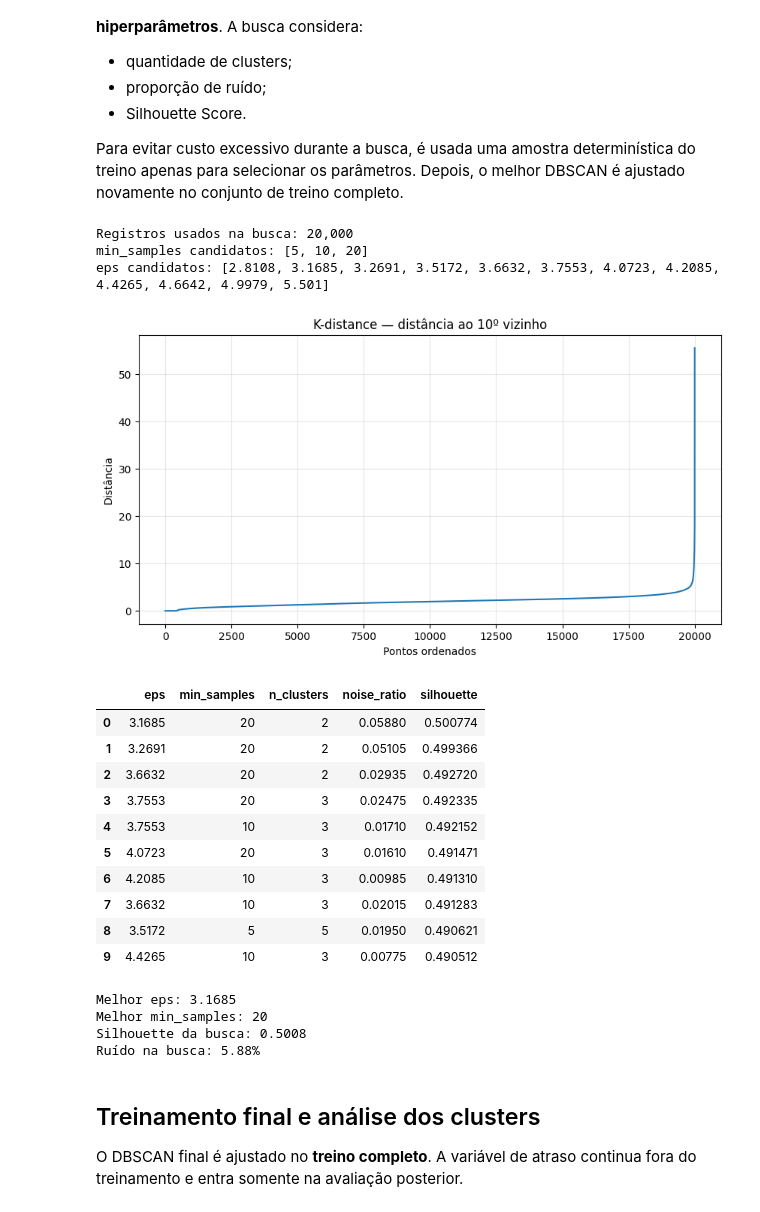
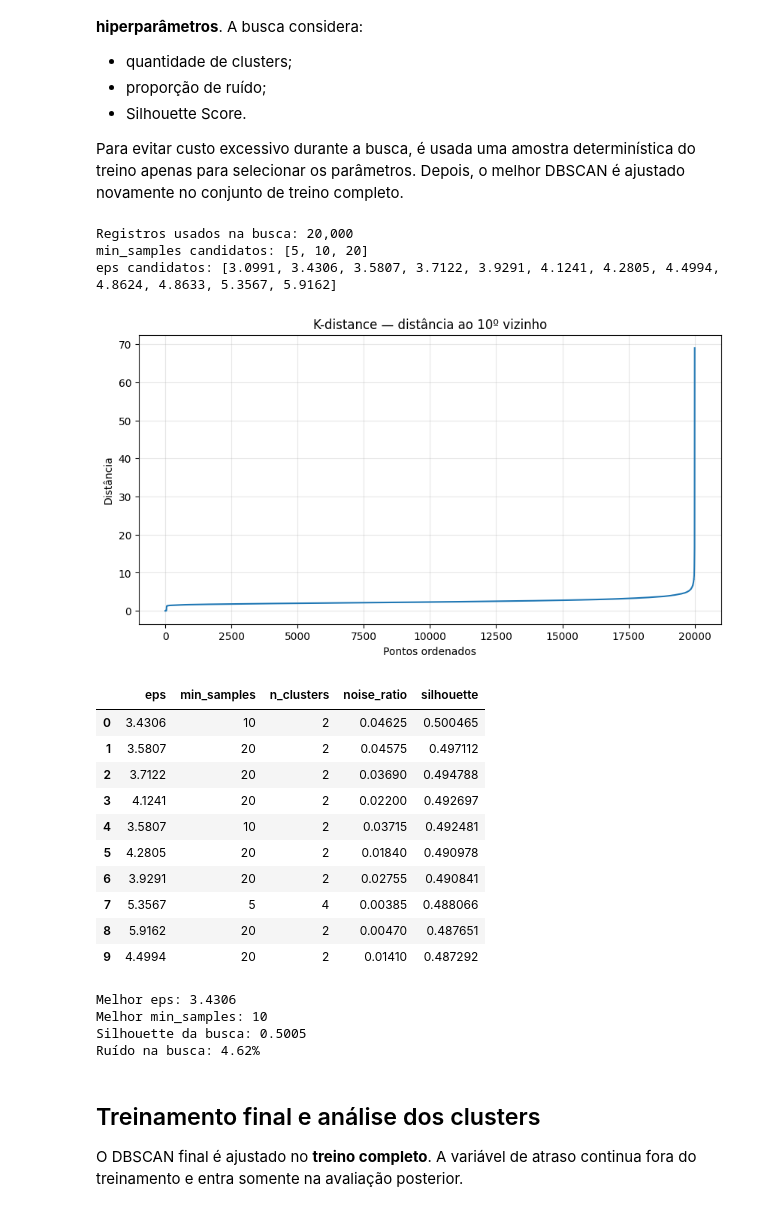
Before and after one commit to Last-Mile-Optimization/backend, a Jupyter notebook: modelo/split-temporal/DBSCAN_temporal_split_last_mile.ipynb, the cells around one changed output. Cells and saved outputs as stored; diff of their text form; code cells hidden in the pictures.

```diff
--- a/modelo/split-temporal/DBSCAN_temporal_split_last_mile.ipynb
+++ b/modelo/split-temporal/DBSCAN_temporal_split_last_mile.ipynb
@@ -302,10 +261,10 @@ Para evitar custo excessivo durante a busca, é usada uma amostra determinístic
 RANDOM_STATE = 42
 MAX_TUNING_ROWS = 20000
 
-if len(X_train_smote) > MAX_TUNING_ROWS:
-    X_tune = X_train_smote.sample(MAX_TUNING_ROWS, random_state=RANDOM_STATE).copy()
+if len(X_train) > MAX_TUNING_ROWS:
+    X_tune = X_train.sample(MAX_TUNING_ROWS, random_state=RANDOM_STATE).copy()
 else:
-    X_tune = X_train_smote.copy()
+    X_tune = X_train.copy()
 
 print(f"Registros usados na busca: {len(X_tune):,}")
 
@@ -318,35 +277,35 @@ for min_samples in min_samples_candidates:
     nn = NearestNeighbors(n_neighbors=min_samples, n_jobs=-1)
     nn.fit(X_tune)
     distances, _ = nn.kneighbors(X_tune)
     k_distances = distances[:, -1]
 
     for q in [0.90, 0.95, 0.975, 0.99]:
         eps_candidates.add(round(float(np.quantile(k_distances, q)), 4))
 
 eps_candidates = sorted(e for e in eps_candidates if e > 0)
 
 print("min_samples candidatos:", min_samples_candidates)
 print("eps candidatos:", eps_candidates)
 
 # Gráfico k-distance de referência usando min_samples=10
 k_ref = 10
 nn_ref = NearestNeighbors(n_neighbors=k_ref, n_jobs=-1)
 nn_ref.fit(X_tune)
 dist_ref, _ = nn_ref.kneighbors(X_tune)
 k_dist_ref = np.sort(dist_ref[:, -1])
 
 plt.figure(figsize=(10, 5))
 plt.plot(k_dist_ref)
 plt.title(f"K-distance — distância ao {k_ref}º vizinho")
 plt.xlabel("Pontos ordenados")
 plt.ylabel("Distância")
 plt.grid(alpha=0.3)
 plt.show()
 # %% [output]
 Registros usados na busca: 20,000
 min_samples candidatos: [5, 10, 20]
-eps candidatos: [2.8108, 3.1685, 3.2691, 3.5172, 3.6632, 3.7553, 4.0723, 4.2085, 4.4265, 4.6642, 4.9979, 5.501]
+eps candidatos: [3.0991, 3.4306, 3.5807, 3.7122, 3.9291, 4.1241, 4.2805, 4.4994, 4.8624, 4.8633, 5.3567, 5.9162]
-[figure, old version]
+[figure, new version]
 # %%
 # Célula 4: busca dos hiperparâmetros próprios do DBSCAN
 
@@ -417,20 +376,20 @@ print(f"Silhouette da busca: {validos.loc[0, 'silhouette']:.4f}")
 print(f"Ruído na busca: {validos.loc[0, 'noise_ratio']:.2%}")
 # %% [output]
 |  | eps | min_samples | n_clusters | noise_ratio | silhouette |
-| 0 | 3.1685 | 20 | 2 | 0.05880 | 0.500774 |
-| 1 | 3.2691 | 20 | 2 | 0.05105 | 0.499366 |
-| 2 | 3.6632 | 20 | 2 | 0.02935 | 0.492720 |
-| 3 | 3.7553 | 20 | 3 | 0.02475 | 0.492335 |
-| 4 | 3.7553 | 10 | 3 | 0.01710 | 0.492152 |
-| 5 | 4.0723 | 20 | 3 | 0.01610 | 0.491471 |
-| 6 | 4.2085 | 10 | 3 | 0.00985 | 0.491310 |
-| 7 | 3.6632 | 10 | 3 | 0.02015 | 0.491283 |
-| 8 | 3.5172 | 5 | 5 | 0.01950 | 0.490621 |
-| 9 | 4.4265 | 10 | 3 | 0.00775 | 0.490512 |
+| 0 | 3.4306 | 10 | 2 | 0.04625 | 0.500465 |
+| 1 | 3.5807 | 20 | 2 | 0.04575 | 0.497112 |
+| 2 | 3.7122 | 20 | 2 | 0.03690 | 0.494788 |
+| 3 | 4.1241 | 20 | 2 | 0.02200 | 0.492697 |
+| 4 | 3.5807 | 10 | 2 | 0.03715 | 0.492481 |
+| 5 | 4.2805 | 20 | 2 | 0.01840 | 0.490978 |
+| 6 | 3.9291 | 20 | 2 | 0.02755 | 0.490841 |
+| 7 | 5.3567 | 5 | 4 | 0.00385 | 0.488066 |
+| 8 | 5.9162 | 20 | 2 | 0.00470 | 0.487651 |
+| 9 | 4.4994 | 20 | 2 | 0.01410 | 0.487292 |
-Melhor eps: 3.1685
-Melhor min_samples: 20
-Silhouette da busca: 0.5008
-Ruído na busca: 5.88%
+Melhor eps: 3.4306
+Melhor min_samples: 10
+Silhouette da busca: 0.5005
+Ruído na busca: 4.62%
 # %% [markdown]
 ## Treinamento final e análise dos clusters
 
```
Also changed, not shown: parts of 8 cells of this notebook, 2 other files.
